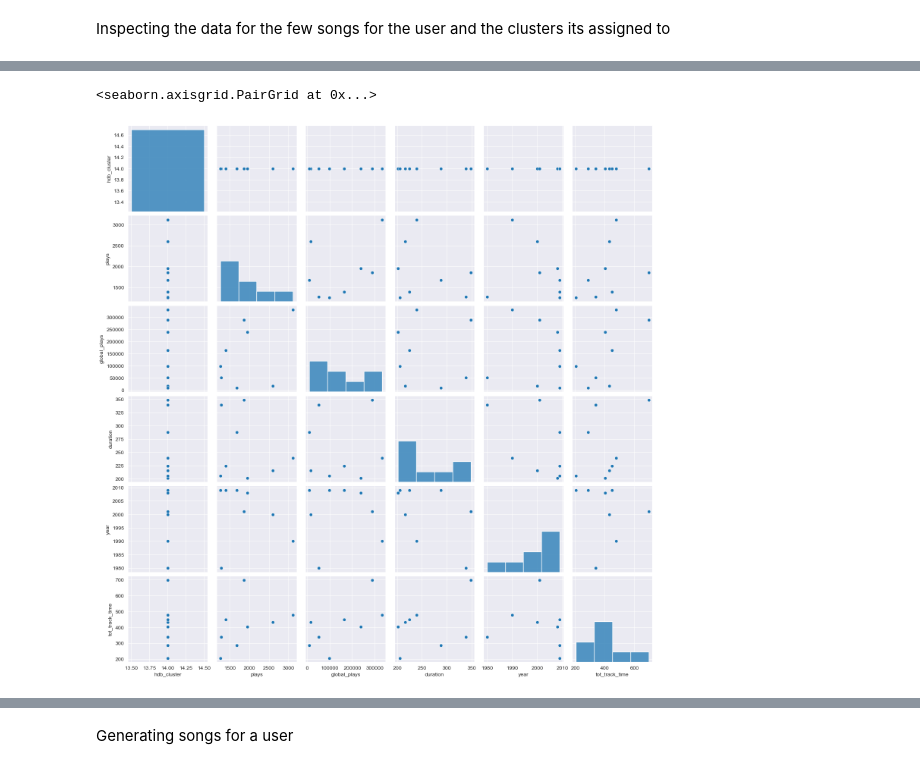
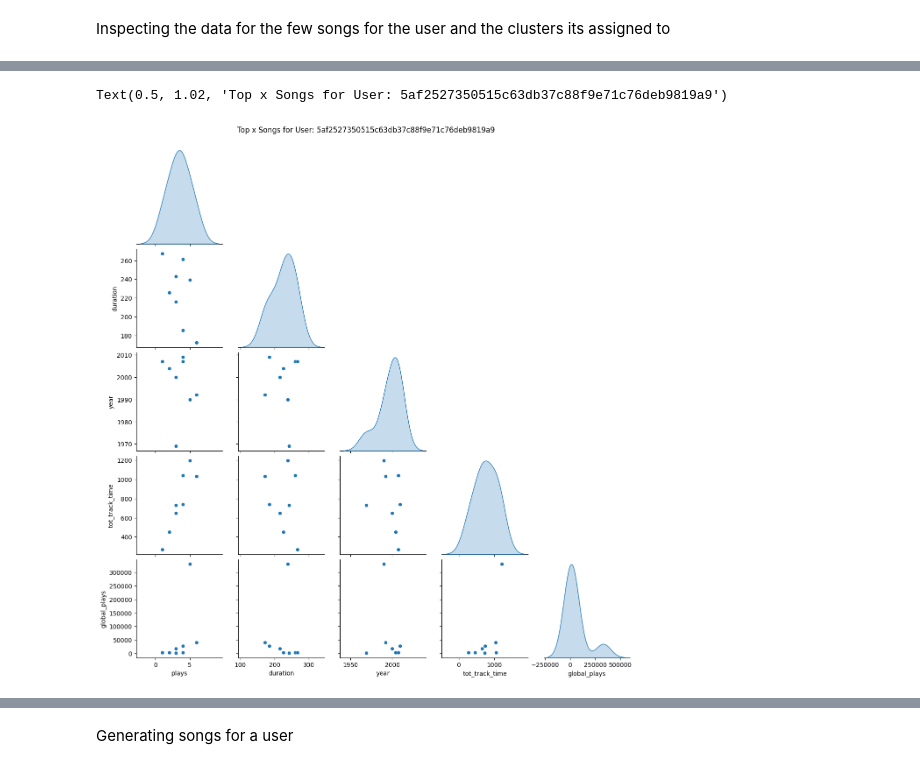
Before and after one commit to DirtyChay/music-recommender, a Jupyter notebook: 4. DSE 220 Milestone 4 Song Recommendation.ipynb, the cells around one changed output, grey strips where cells are left out. Saved outputs shown, nothing was run; the diff lists cells and outputs as text; code cells hidden in the pictures.

```diff
--- a/4. DSE 220 Milestone 4 Song Recommendation.ipynb
+++ b/4. DSE 220 Milestone 4 Song Recommendation.ipynb
@@ -166,5 +179,6 @@ sns.pairplot(km_df)
-# %%
-sns.pairplot(hdb_df)
-# %% [output]
-<seaborn.axisgrid.PairGrid at 0x...>
-[figure, removed]
+# %%
+sns.pairplot(u_df.drop(columns=['kmeans_cluster', 'hdb_cluster']), corner=True, diag_kind='kde')
+plt.suptitle(f'Top x Songs for User: {u_id}', y=1.02)
+# %% [output]
+Text(0.5, 1.02, 'Top x Songs for User: 5af2527350515c63db37c88f9e71c76deb9819a9')
+[figure, added]
```
Also changed, not shown: parts of 15 cells of this notebook.
